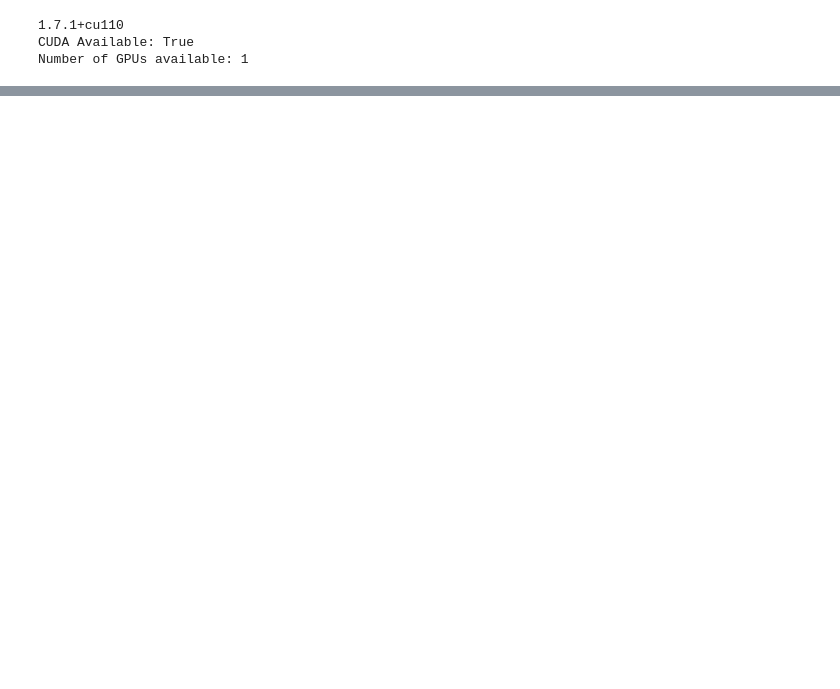
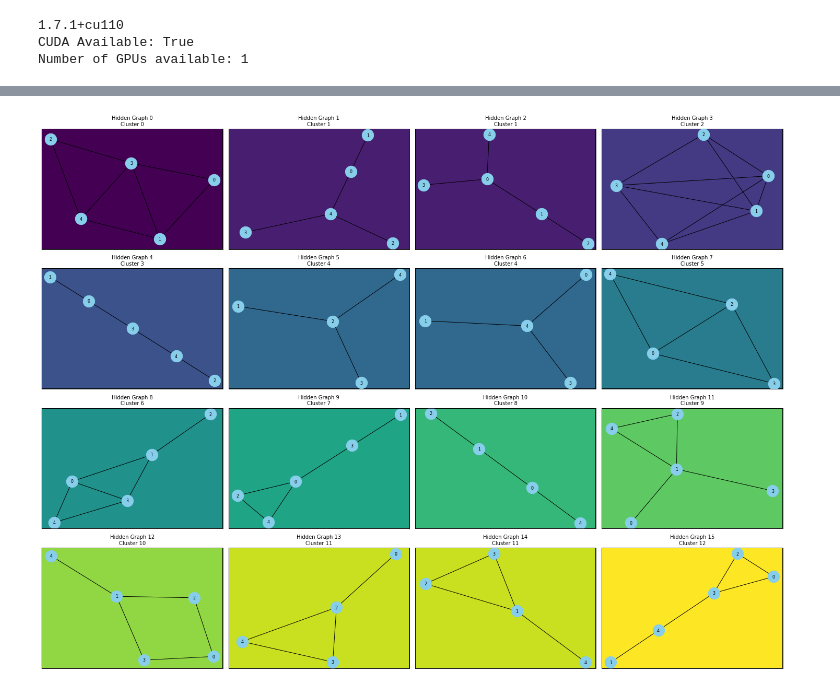
Before and after one commit to huangderful/hrwgnn, a Jupyter notebook: main.ipynb, the cells around one changed output, grey strips where cells are left out. Drawn from its saved outputs; the diff is of its cells as text; code cells hidden in the pictures; blank space fills up the shorter version.

```diff
--- a/main.ipynb
+++ b/main.ipynb
@@ -35,10 +35,10 @@ args = SimpleNamespace(
     hidden_graphs=16,
     size_hidden_graphs=5,
     hidden_dim=4,
-    penultimate_dim=32,
+    penultimate_dim=6,
     max_step=2,
     normalize=False,
-    num_samples=3
+    num_samples=4
 )
 # %%
 device = torch.device("cpu")
@@ -742,0 +711,91 @@ for i, adj_list in enumerate(adjacency_lists):
+# %%
+import os
+import networkx as nx
+import matplotlib.pyplot as plt
+from matplotlib.patches import Rectangle
+import matplotlib.colors as mcolors
+
+# Assuming adjacency_lists is a list of dictionaries where each dictionary
+# represents the adjacency list of a hidden graph.
+adjacency_lists = model.get_hidden_graphs_adjacency_list()
+cluster_labels = model.get_cluster_lables()
+
+# Define a mapping from clusters to pale colors
+# Ensure there are enough colors by generating more if needed
+unique_clusters = sorted(set(cluster_labels))
+colors = plt.cm.viridis(np.linspace(0, 1, len(unique_clusters)))  # Generates enough distinct colors
+
+cluster_to_color = {cluster: colors[i] for i, cluster in enumerate(unique_clusters)}
+print(cluster_to_color)
+# Pair the adjacency lists with their corresponding cluster labels and sort by cluster label
+sorted_graphs = sorted(
+    enumerate(adjacency_lists),
+    key=lambda x: cluster_labels[x[0]]
+)
+sorted_adjacency_lists = [adjacency_lists[i] for i, _ in sorted_graphs]
+sorted_cluster_labels = [cluster_labels[i] for i, _ in sorted_graphs]
+
+# Number of graphs
+num_graphs = len(sorted_adjacency_lists)
+
+# Determine grid size for displaying graphs (e.g., 4x4 for 16 graphs)
+cols = 4  # Number of columns in the grid
+rows = (num_graphs + cols - 1) // cols  # Calculate the required number of rows
+
+# Create a figure with subplots
+fig, axes = plt.subplots(rows, cols, figsize=(20, 15))
+axes = axes.flatten()  # Flatten to make indexing easier
+
+# Set figure background to white
+fig.patch.set_facecolor('white')
+
+# Iterate through each hidden graph
+for i, (adj_list, cluster_label) in enumerate(zip(sorted_adjacency_lists, sorted_cluster_labels)):
+    G = nx.Graph()  # Create a new graph for each hidden graph
+
+    # Add edges based on the adjacency list
+    for node, neighbors in adj_list.items():
+        for neighbor in neighbors:
+            G.add_edge(node, neighbor)
+
+    # Get the current axis
+    ax = axes[i]
+    # Set subplot background to white
+    ax.set_facecolor(cluster_to_color[cluster_label])
+
+    # Compute positions for nodes
+    pos = nx.spring_layout(G)
+
+    # Draw edges with increased width and distinct color
+    # Draw nodes and labels
+    nx.draw_networkx_nodes(G, pos, ax=ax, node_color='skyblue', node_size=500)
+    nx.draw_networkx_edges(G, pos, ax=ax, edge_color='black', width=1)
+
+    nx.draw_networkx_labels(G, pos, ax=ax, font_size=8)
+
+    # Adjust axis limits to ensure edges are visible
+    x_vals, y_vals = zip(*pos.values())
+    ax.set_xlim(min(x_vals) - 0.1, max(x_vals) + 0.1)
+    ax.set_ylim(min(y_vals) - 0.1, max(y_vals) + 0.1)
+
+    # Remove axis ticks
+    ax.set_xticks([])
+    ax.set_yticks([])
+
+    # Add a border around the subplot
+    ax.add_patch(Rectangle(
+        (0, 0), 1, 1, transform=ax.transAxes,
+        linewidth=2, edgecolor='black', facecolor='none'
+    ))
+
+    # Set the title
+    ax.set_title(f"Hidden Graph {i}\nCluster {cluster_label}", fontsize=10)
+
+# Hide any unused subplots
+for j in range(i + 1, len(axes)):
+    axes[j].axis('off')
+
+# Adjust spacing between subplots
+plt.tight_layout()
+plt.show()
+# %% [output]
@@ -743,3 +803,4 @@ for i, adj_list in enumerate(adjacency_lists):
+[figure, added]
 # %%
 G = model.get_meta_graph()
 pos = nx.spring_layout(G)
```
Also changed, not shown: parts of 8 cells of this notebook, 6 other files.
